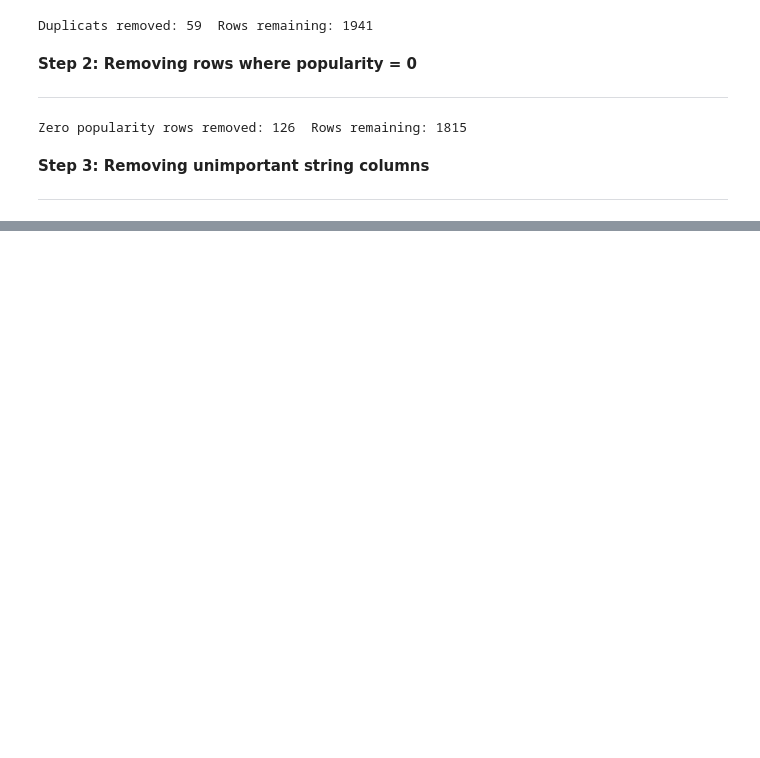
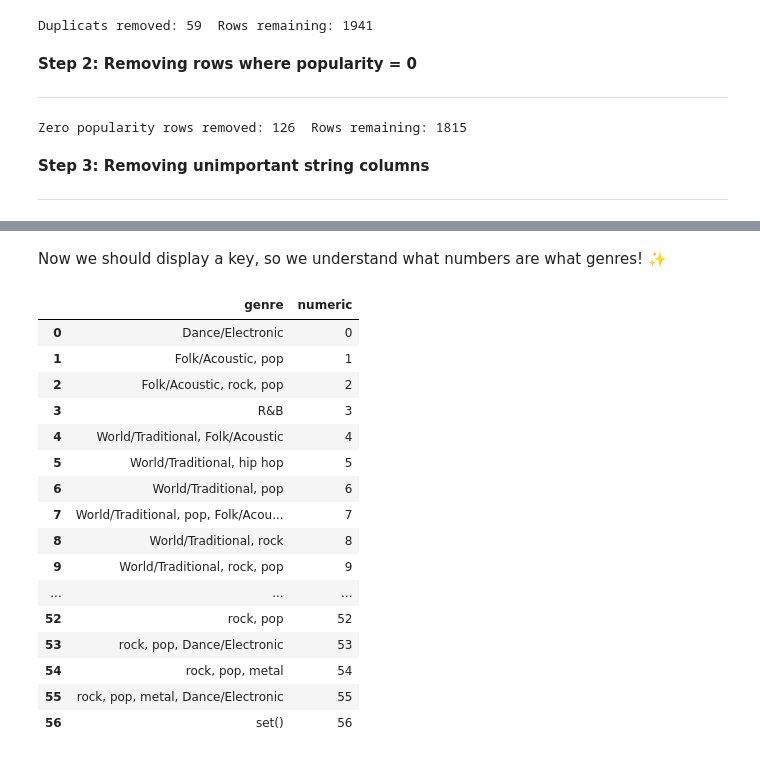
Before and after one commit to Hoover328/Data-Analytics-CA2-Music-Project, a Jupyter notebook: Notebook Files/MusicProject.ipynb, the cells around one changed output, grey strips where cells are left out. Cells and saved outputs as stored; diff of their text form; code cells hidden in the pictures; blank space fills up the shorter version.

```diff
--- a/Notebook Files/MusicProject.ipynb
+++ b/Notebook Files/MusicProject.ipynb
@@ -365,7 +366,7 @@ plt.figure(figsize=(14, 8))
 
 for i, columns in enumerate(columns, 1):
     plt.subplot(3, 4, i)
-    sns.boxplot(y=music_data[columns], color='lightblue')
+    sns.boxplot(y=musicData[columns], color='lightblue')
     plt.title(columns)
     plt.ylabel('')
 
@@ -431,0 +542,24 @@ Zero popularity rows removed: 126  Rows remaining: 1815
+# %% [markdown]
+Now we should display a key, so we understand what numbers are what genres! ✨
+# %%
+#Here we create a new dataframe with a list, to display each numeric value against its genre
+genreTable = pd.DataFrame(list(genreToNumeric.items()), columns=['genre', 'numeric'])
+display(genreTable)
+# %% [output]
+|  | genre | numeric |
+| 0 | Dance/Electronic | 0 |
+| 1 | Folk/Acoustic, pop | 1 |
+| 2 | Folk/Acoustic, rock, pop | 2 |
+| 3 | R&B | 3 |
+| 4 | World/Traditional, Folk/Acoustic | 4 |
+| 5 | World/Traditional, hip hop | 5 |
+| 6 | World/Traditional, pop | 6 |
+| 7 | World/Traditional, pop, Folk/Acou... | 7 |
+| 8 | World/Traditional, rock | 8 |
+| 9 | World/Traditional, rock, pop | 9 |
+| ... | ... | ... |
+| 52 | rock, pop | 52 |
+| 53 | rock, pop, Dance/Electronic | 53 |
+| 54 | rock, pop, metal | 54 |
+| 55 | rock, pop, metal, Dance/Electronic | 55 |
+| 56 | set() | 56 |
```
Also changed, not shown: parts of 21 cells of this notebook.
